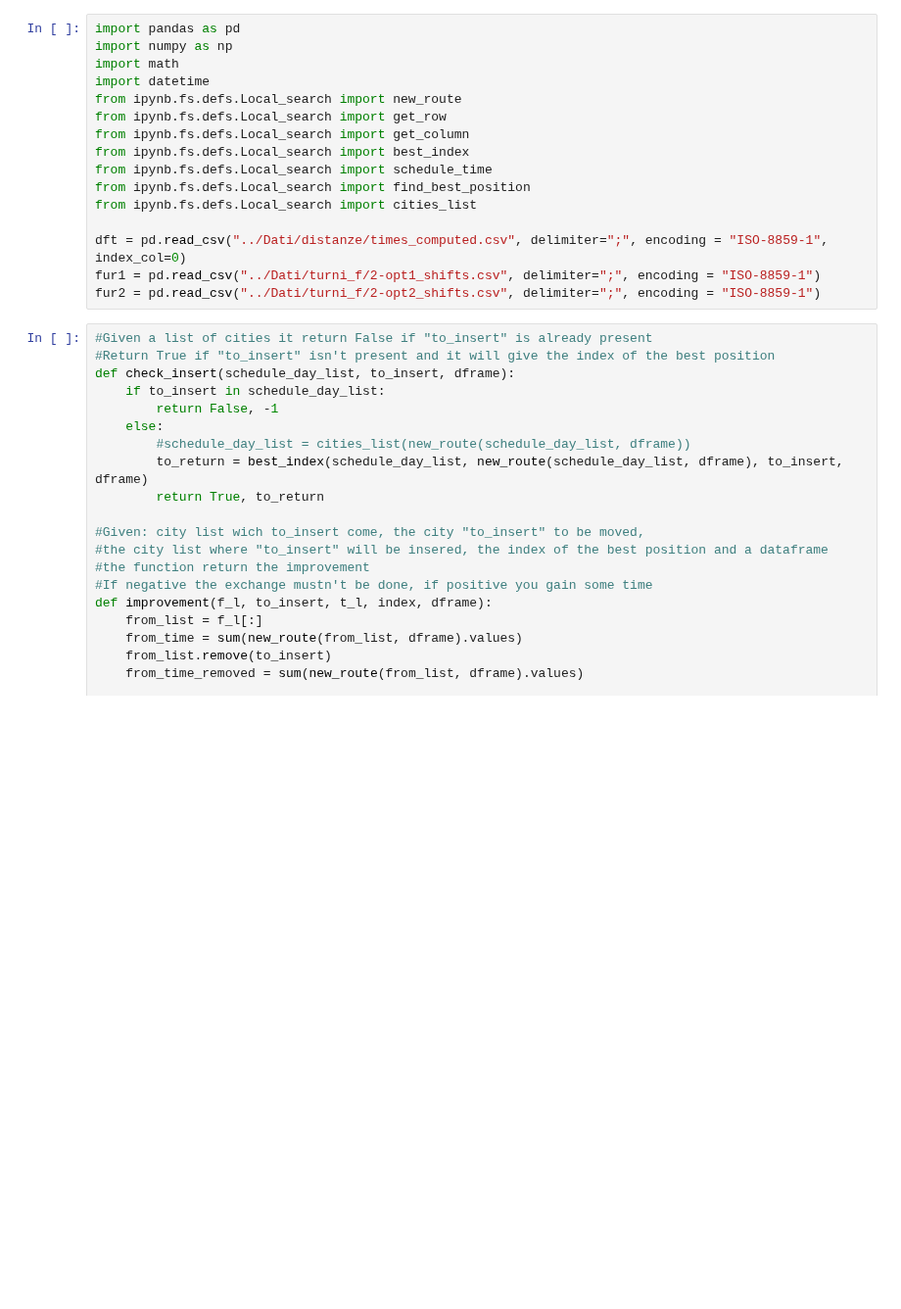
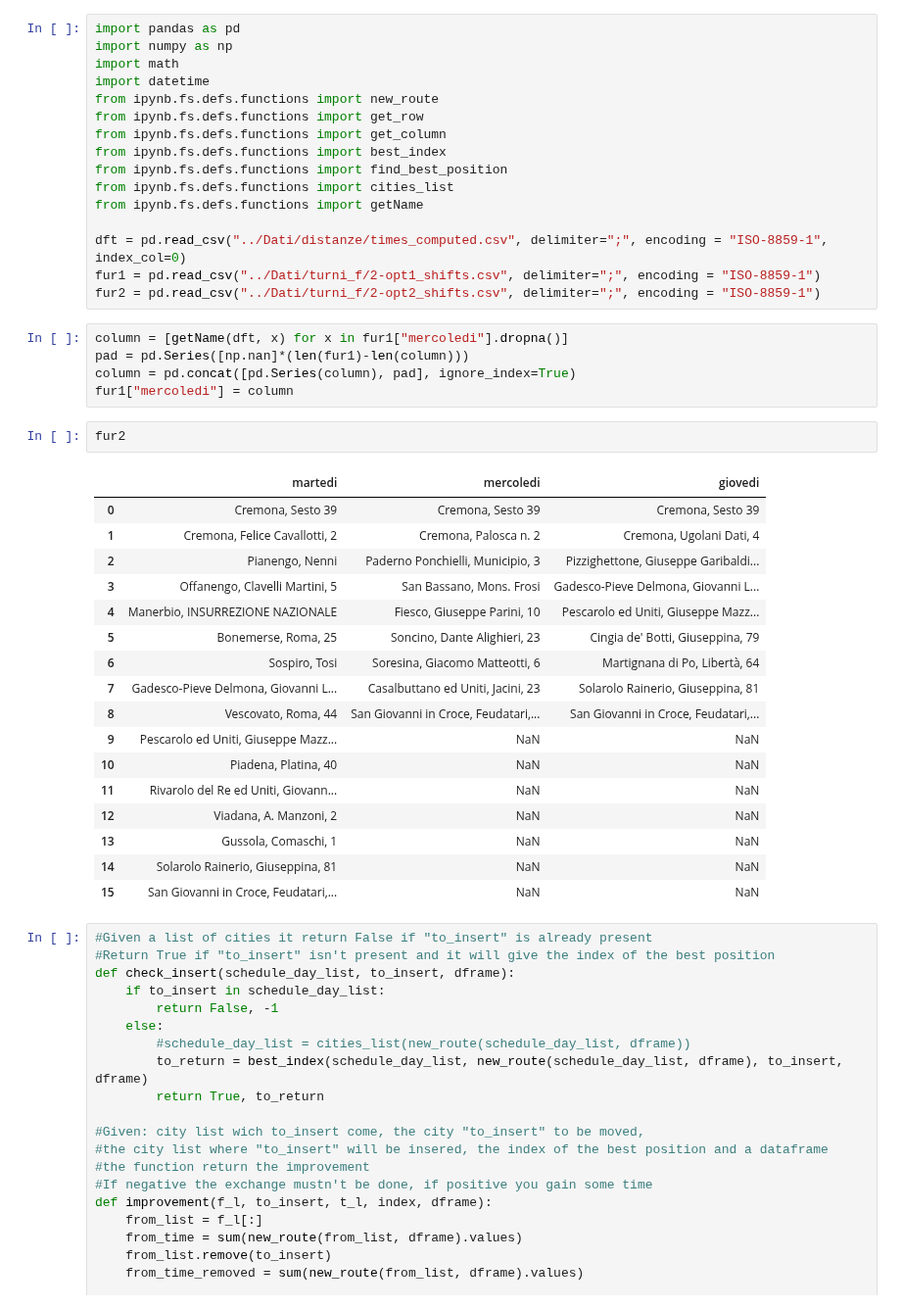
Before and after one commit to MassimoCavagna/Bachelor-Thesis, a Jupyter notebook: Algoritmi/multi-vehicle local search.ipynb, the cells around one changed output. Shown at 98% size. Drawn from its saved outputs; the diff is of its cells as text; blank space fills up the shorter version.

Commit message:
Recomputed routes with new function files and bug in multi-vehicle fixed

```diff
--- a/Algoritmi/multi-vehicle local search.ipynb
+++ b/Algoritmi/multi-vehicle local search.ipynb
@@ -3,17 +3,42 @@ import pandas as pd
 import numpy as np
 import math
 import datetime
-from ipynb.fs.defs.Local_search import new_route
-from ipynb.fs.defs.Local_search import get_row
-from ipynb.fs.defs.Local_search import get_column
-from ipynb.fs.defs.Local_search import best_index
-from ipynb.fs.defs.Local_search import schedule_time
-from ipynb.fs.defs.Local_search import find_best_position
-from ipynb.fs.defs.Local_search import cities_list
+from ipynb.fs.defs.functions import new_route
+from ipynb.fs.defs.functions import get_row
+from ipynb.fs.defs.functions import get_column
+from ipynb.fs.defs.functions import best_index
+from ipynb.fs.defs.functions import find_best_position
+from ipynb.fs.defs.functions import cities_list
+from ipynb.fs.defs.functions import getName
 
 dft = pd.read_csv("../Dati/distanze/times_computed.csv", delimiter=";", encoding = "ISO-8859-1", index_col=0)
 fur1 = pd.read_csv("../Dati/turni_f/2-opt1_shifts.csv", delimiter=";", encoding = "ISO-8859-1")
 fur2 = pd.read_csv("../Dati/turni_f/2-opt2_shifts.csv", delimiter=";", encoding = "ISO-8859-1")
+# %%
+column = [getName(dft, x) for x in fur1["mercoledi"].dropna()]
+pad = pd.Series([np.nan]*(len(fur1)-len(column)))
+column = pd.concat([pd.Series(column), pad], ignore_index=True)
+fur1["mercoledi"] = column
+# %%
+fur2
+# %% [output]
+|  | martedi | mercoledi | giovedi |
+| 0 | Cremona, Sesto 39 | Cremona, Sesto 39 | Cremona, Sesto 39 |
+| 1 | Cremona, Felice Cavallotti, 2 | Cremona, Palosca n. 2 | Cremona, Ugolani Dati, 4 |
+| 2 | Pianengo, Nenni | Paderno Ponchielli, Municipio, 3 | Pizzighettone, Giuseppe Garibaldi... |
+| 3 | Offanengo, Clavelli Martini, 5 | San Bassano, Mons. Frosi | Gadesco-Pieve Delmona, Giovanni L... |
+| 4 | Manerbio, INSURREZIONE NAZIONALE | Fiesco, Giuseppe Parini, 10 | Pescarolo ed Uniti, Giuseppe Mazz... |
+| 5 | Bonemerse, Roma, 25 | Soncino, Dante Alighieri, 23 | Cingia de' Botti, Giuseppina, 79 |
+| 6 | Sospiro, Tosi | Soresina, Giacomo Matteotti, 6 | Martignana di Po, Libertà, 64 |
+| 7 | Gadesco-Pieve Delmona, Giovanni L... | Casalbuttano ed Uniti, Jacini, 23 | Solarolo Rainerio, Giuseppina, 81 |
+| 8 | Vescovato, Roma, 44 | San Giovanni in Croce, Feudatari,... | San Giovanni in Croce, Feudatari,... |
+| 9 | Pescarolo ed Uniti, Giuseppe Mazz... | NaN | NaN |
+| 10 | Piadena, Platina, 40 | NaN | NaN |
+| 11 | Rivarolo del Re ed Uniti, Giovann... | NaN | NaN |
+| 12 | Viadana, A. Manzoni, 2 | NaN | NaN |
+| 13 | Gussola, Comaschi, 1 | NaN | NaN |
+| 14 | Solarolo Rainerio, Giuseppina, 81 | NaN | NaN |
+| 15 | San Giovanni in Croce, Feudatari,... | NaN | NaN |
 # %%
 #Given a list of cities it return False if "to_insert" is already present
 #Return True if "to_insert" isn't present and it will give the index of the best position
```
Also changed, not shown: parts of 4 cells of this notebook, 6 other files.
